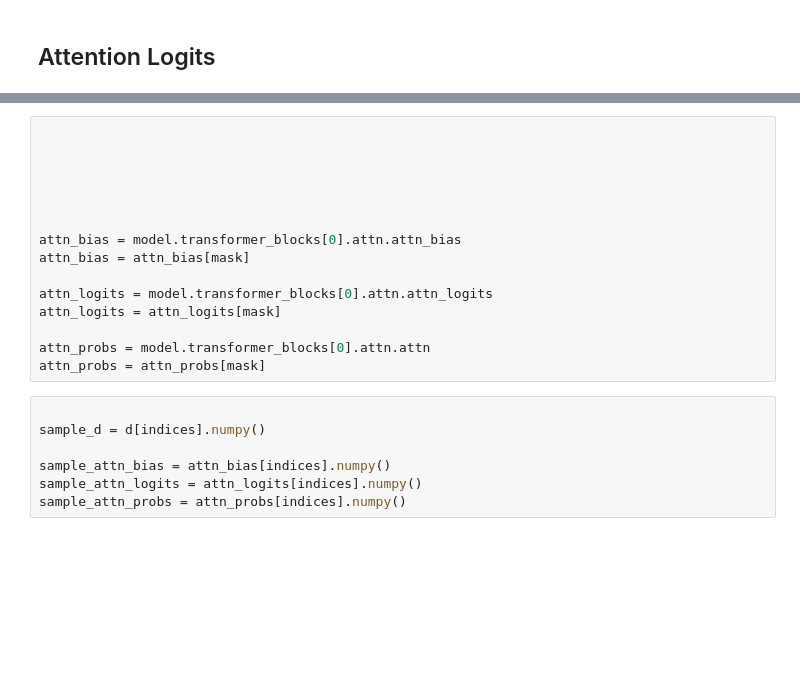
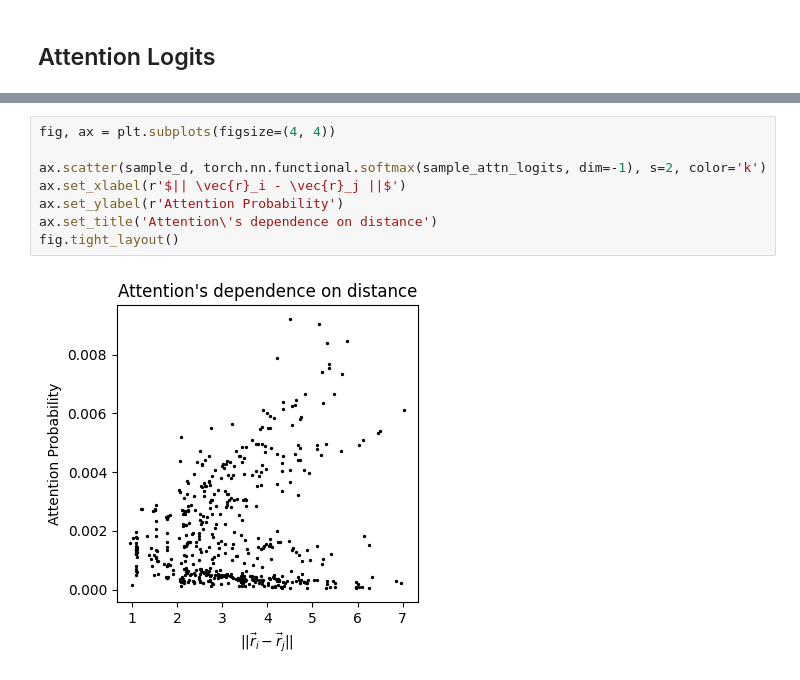
Before and after one commit to jshe2304/molecular_attention_bias, a Jupyter notebook: src/notebooks/attention_scores.ipynb, the cells around one changed output, grey strips where cells are left out. Cells and saved outputs as stored; diff of their text form; blank space fills up the shorter version.

```diff
--- a/src/notebooks/attention_scores.ipynb
+++ b/src/notebooks/attention_scores.ipynb
@@ -100,23 +82,11 @@ ax0.legend()
-# %%
-
-
-
-
-
-
-attn_bias = model.transformer_blocks[0].attn.attn_bias
-attn_bias = attn_bias[mask]
-
-attn_logits = model.transformer_blocks[0].attn.attn_logits
-attn_logits = attn_logits[mask]
-
-attn_probs = model.transformer_blocks[0].attn.attn
-attn_probs = attn_probs[mask]
-# %%
-
-sample_d = d[indices].numpy()
-
-sample_attn_bias = attn_bias[indices].numpy()
-sample_attn_logits = attn_logits[indices].numpy()
-sample_attn_probs = attn_probs[indices].numpy()
+# %%
+fig, ax = plt.subplots(figsize=(4, 4))
+
+ax.scatter(sample_d, torch.nn.functional.softmax(sample_attn_logits, dim=-1), s=2, color='k')
+ax.set_xlabel(r'$|| \vec{r}_i - \vec{r}_j ||$')
+ax.set_ylabel(r'Attention Probability')
+ax.set_title('Attention\'s dependence on distance')
+fig.tight_layout()
+# %% [output]
+[figure, added]
 # %%
```
Also changed, not shown: parts of 7 cells of this notebook, 53 other files.
